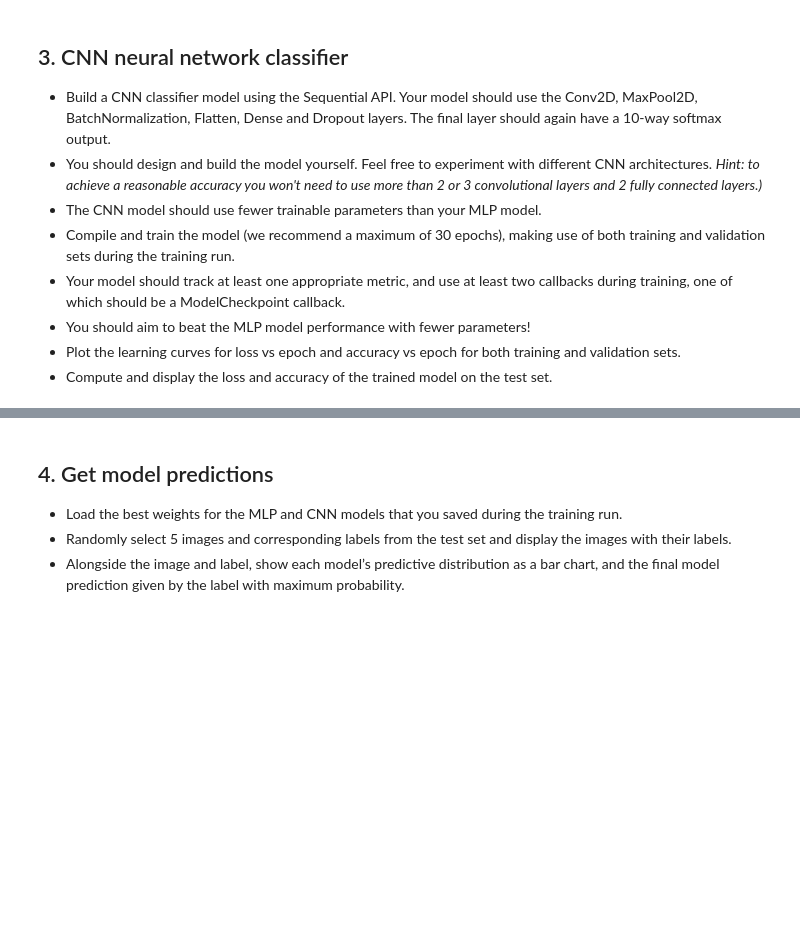
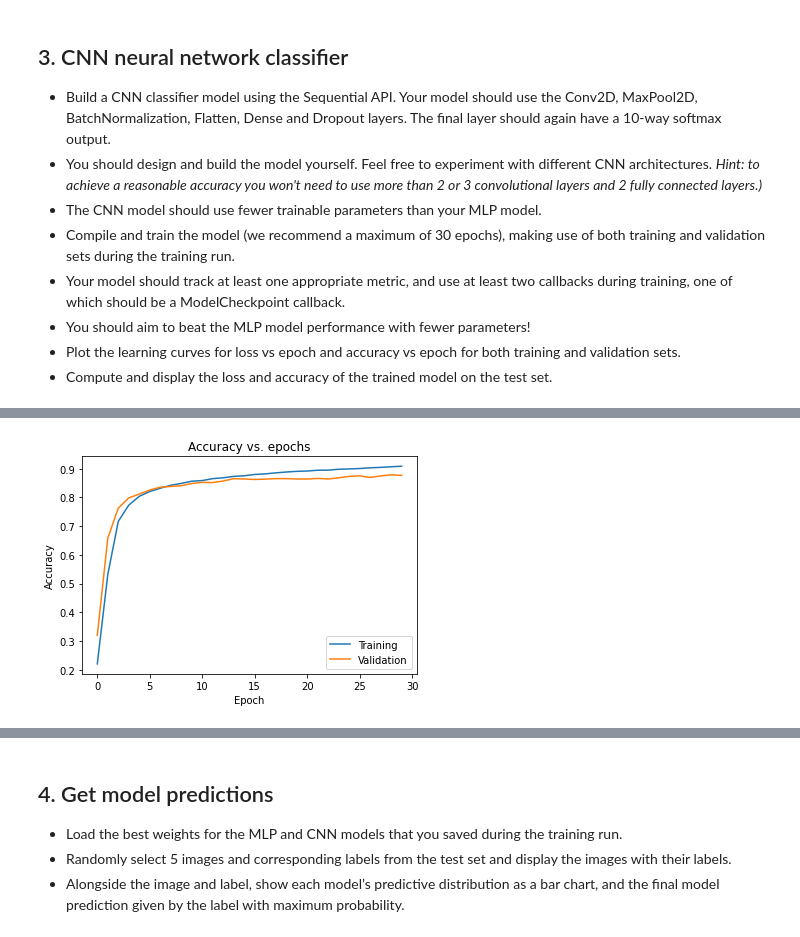
Before and after one commit to hpadhuka/TF2, a Jupyter notebook: Capstone_Project.ipynb, the cells around one changed output, grey strips where cells are left out. Cells and saved outputs as stored; diff of their text form; code cells hidden in the pictures; blank space fills up the shorter version.

```diff
--- a/Capstone_Project.ipynb
+++ b/Capstone_Project.ipynb
@@ -170,9 +252,9 @@ model = Sequential([
 # %%
 opt = tf.keras.optimizers.Adam(learning_rate=1e-4)
-model.compile(optimizer=opt, batch_size=320, loss='sparse_categorical_crossentropy', metrics=['accuracy'])
+model.compile(optimizer=opt, loss='sparse_categorical_crossentropy', metrics=['accuracy'])
 # %%
 checkpoint_path ='cnn_checkpoint/my_best_model'
 checkpoint = ModelCheckpoint(filepath=checkpoint_path, save_best_only=True, save_weights_only=True)
 escallback = EarlyStopping(patience=3, monitor='accuracy')
 # %%
-history = model.fit(tf_train_x, tf_train_y, epochs=30, validation_split=0.2, callbacks=[checkpoint, escallback], verbose=True)
+history = model.fit(tf_train_x, tf_train_y, epochs=30, batch_size=32, validation_split=0.2, callbacks=[checkpoint, escallback], verbose=True)
@@ -178,0 +279,14 @@ history = model.fit(tf_train_x, tf_train_y, epochs=30, validation_split=0.2, cal
+# %%
+try:
+    plt.plot(history.history['accuracy'])
+    plt.plot(history.history['val_accuracy'])
+except KeyError:
+    plt.plot(history.history['acc'])
+    plt.plot(history.history['val_acc'])
+plt.title('Accuracy vs. epochs')
+plt.ylabel('Accuracy')
+plt.xlabel('Epoch')
+plt.legend(['Training', 'Validation'], loc='lower right')
+plt.show()
+# %% [output]
+[figure, added]
```
Also changed, not shown: parts of 16 cells of this notebook.
